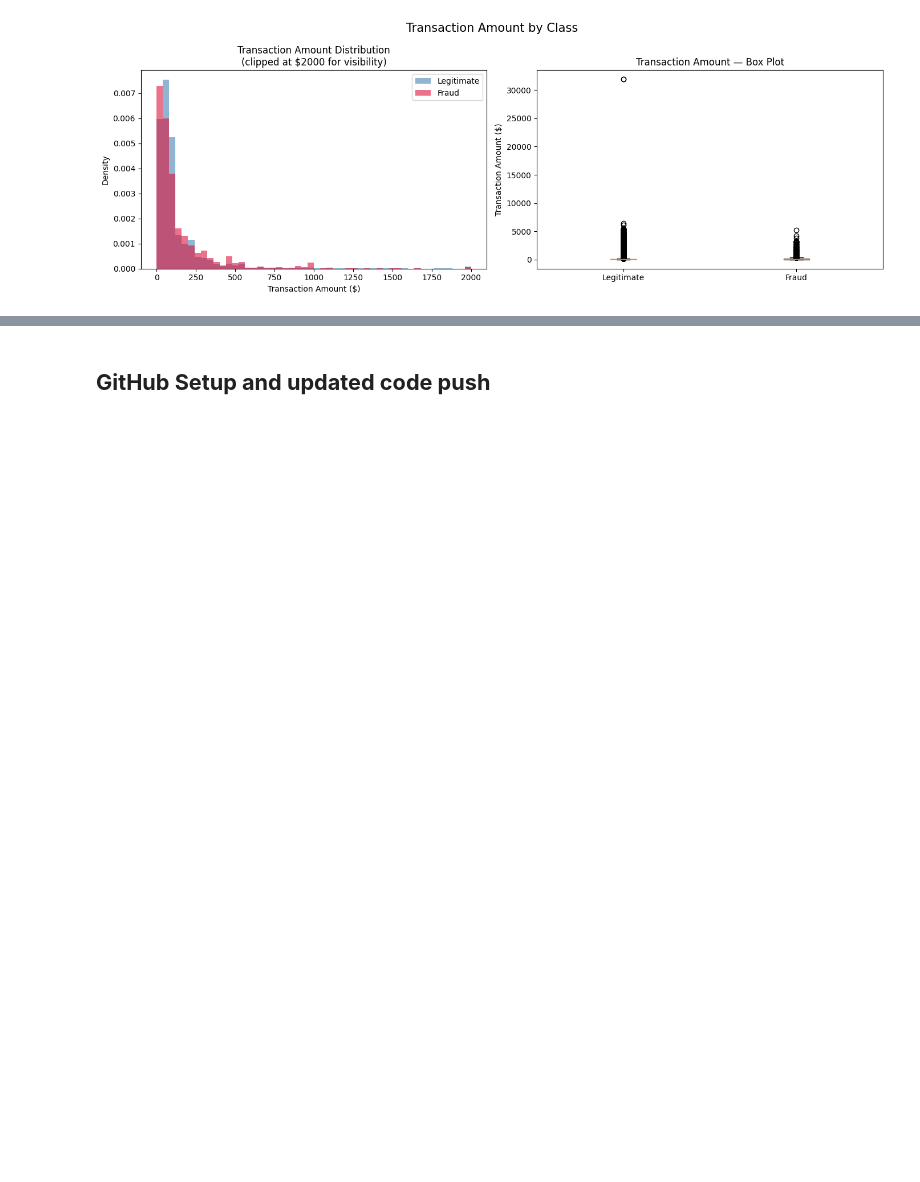
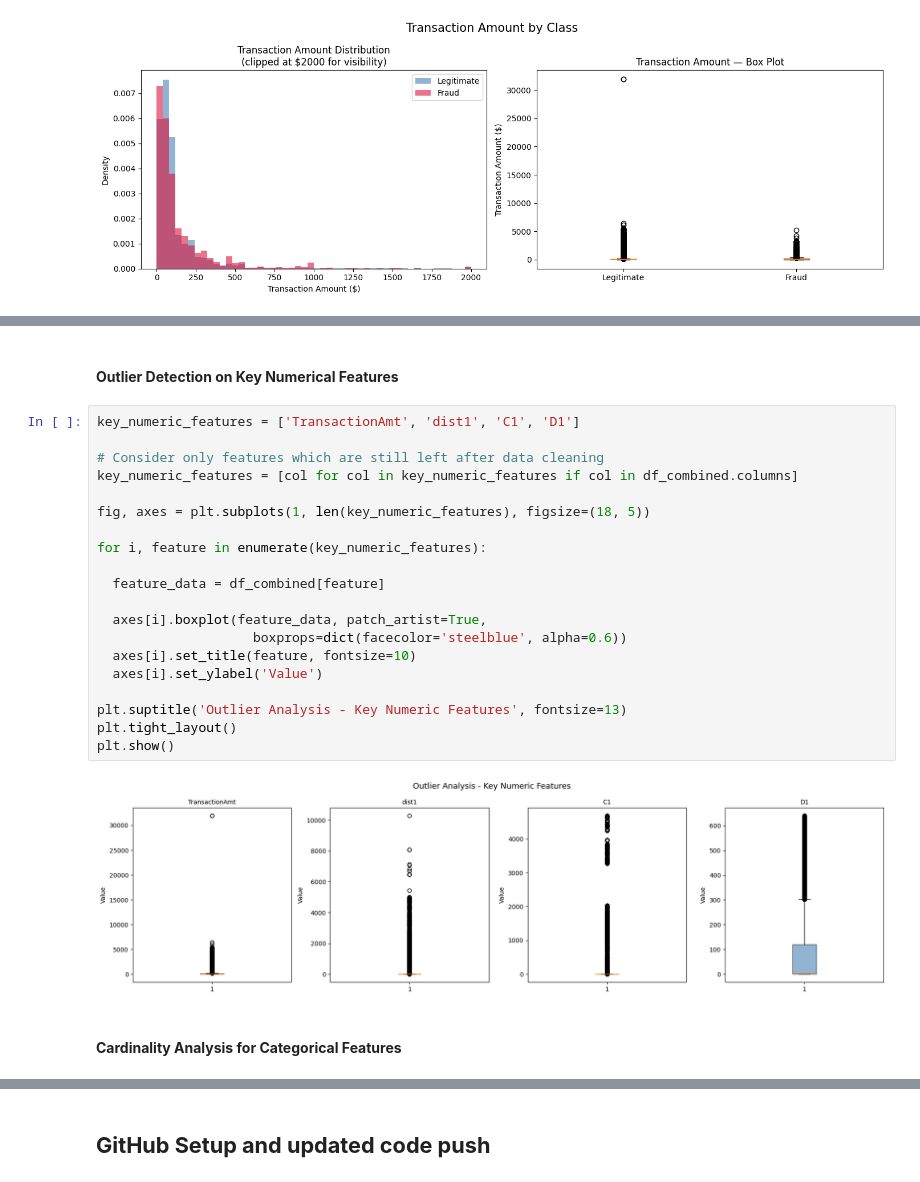
Before and after one commit to Thedeadman0612/TrustCart, a Jupyter notebook: phase1/notebooks/phase1_transaction_risk.ipynb, the cells around one changed output, grey strips where cells are left out. Drawn from its saved outputs; the diff is of its cells as text; blank space fills up the shorter version.

```diff
--- a/phase1/notebooks/phase1_transaction_risk.ipynb
+++ b/phase1/notebooks/phase1_transaction_risk.ipynb
@@ -1007,0 +1108,26 @@ even if it occasionally flags legitimate transactions.
+# %% [markdown]
+#### **Outlier Detection on Key Numerical Features**
+# %%
+key_numeric_features = ['TransactionAmt', 'dist1', 'C1', 'D1']
+
+# Consider only features which are still left after data cleaning
+key_numeric_features = [col for col in key_numeric_features if col in df_combined.columns]
+
+fig, axes = plt.subplots(1, len(key_numeric_features), figsize=(18, 5))
+
+for i, feature in enumerate(key_numeric_features):
+
+  feature_data = df_combined[feature]
+
+  axes[i].boxplot(feature_data, patch_artist=True,
+                    boxprops=dict(facecolor='steelblue', alpha=0.6))
+  axes[i].set_title(feature, fontsize=10)
+  axes[i].set_ylabel('Value')
+
+plt.suptitle('Outlier Analysis - Key Numeric Features', fontsize=13)
+plt.tight_layout()
+plt.show()
+# %% [output]
+[figure, added]
+# %% [markdown]
+#### **Cardinality Analysis for Categorical Features**
```
Also changed, not shown: parts of 18 cells of this notebook.
